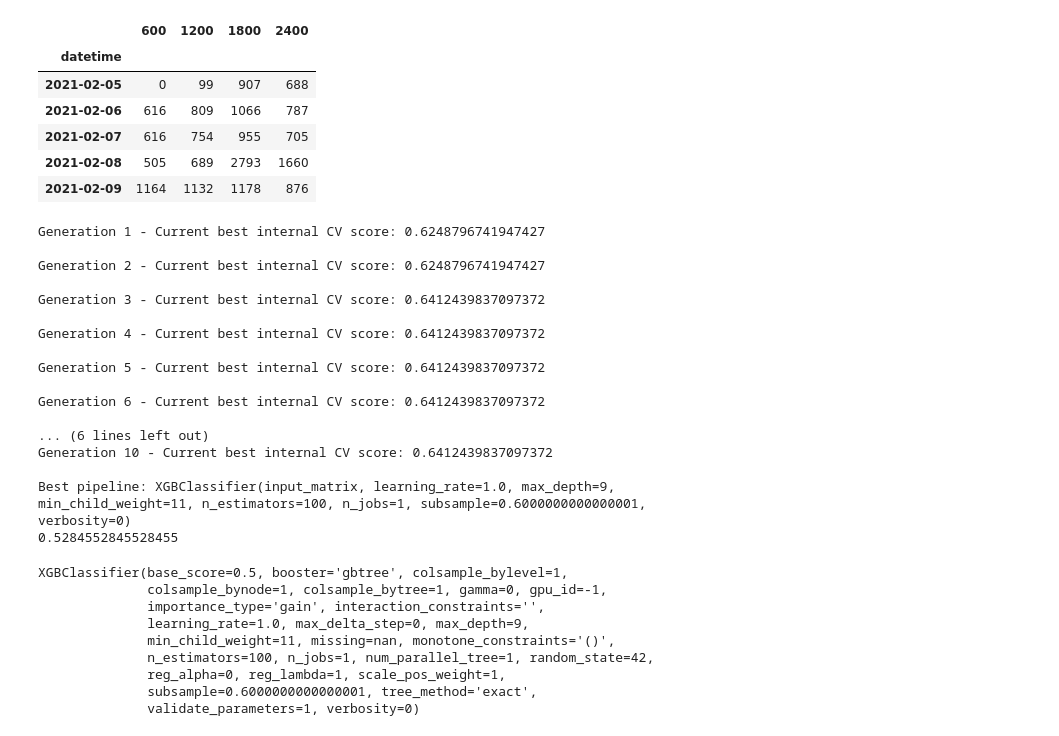
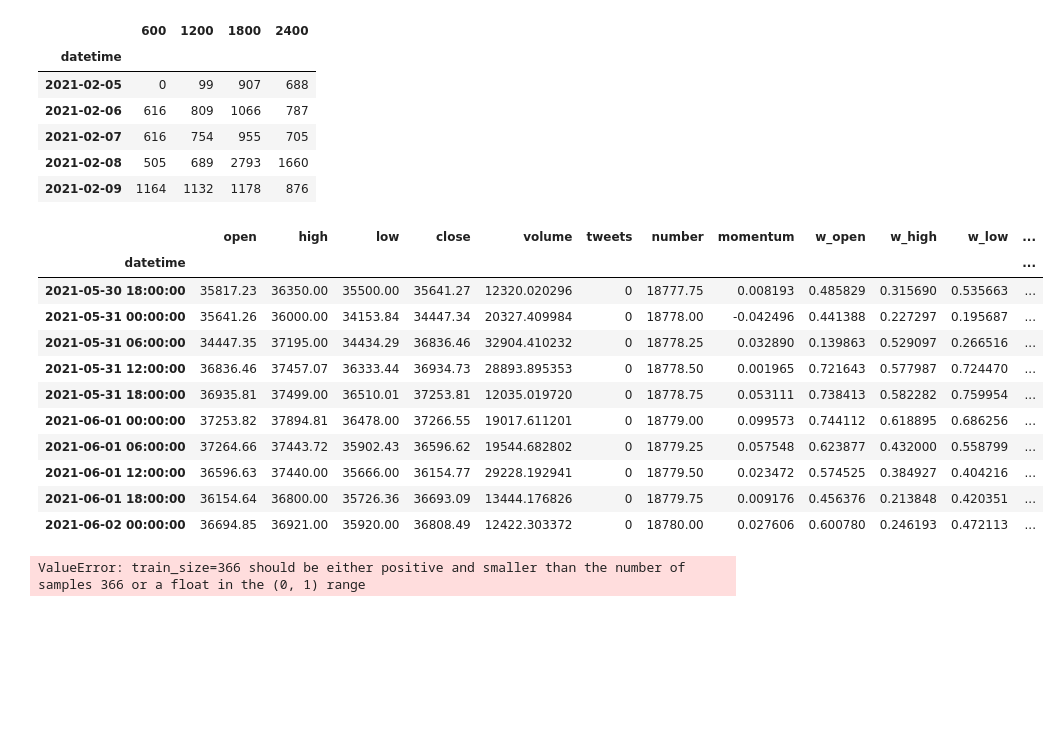
Before and after one commit to choij1589/YoungCha, a Jupyter notebook: Preprocess.ipynb, the cells around one changed output. Cells and saved outputs as stored; diff of their text form; code cells hidden in the pictures; blank space fills up the shorter version.

```diff
--- a/Preprocess.ipynb
+++ b/Preprocess.ipynb
@@ -65,72 +66,52 @@ for idx in tweets.index:
 # %%
 # Use 10 frame for min and max
 sample['number'] = sample.index.map(mdates.date2num)
+sample['momentum'] = (sample['close'] - sample['close'].shift(10)) / sample['close'].shift(10)
 sample['w_open'] = (sample['open'] - sample.rolling(window=10)['open'].min()) / (sample.rolling(window=10)['high'].max() - sample.rolling(window=10)['low'].min())
 sample['w_high'] = (sample['high'] - sample.rolling(window=10)['high'].min()) / (sample.rolling(window=10)['high'].max() - sample.rolling(window=10)['low'].min())
 sample['w_low'] = (sample['low'] - sample.rolling(window=10)['low'].min()) / (sample.rolling(window=10)['high'].max() - sample.rolling(window=10)['low'].min())
 sample['w_close'] = (sample['close'] - sample.rolling(window=10)['close'].min()) / (sample.rolling(window=10)['high'].max() - sample.rolling(window=10)['low'].min())
 sample['w_volume'] = (sample['volume'] - sample.rolling(window=10)['volume'].min()) / (sample.rolling(window=10)['volume'].max() - sample.rolling(window=10)['volume'].min())
 sample['w_tweets'] = (sample['tweets'] - sample.rolling(window=10)['tweets'].min()) / (sample.rolling(window=10)['tweets'].max() - sample.rolling(window=10)['tweets'].min())
-sample['label'] = (sample.shift(-1)['close'] - sample.shift(-1)['open'])/sample.shift(-1)['open'] > 0.0003
-
-sample.head(50)
+#sample['label'] = (sample.shift(-1)['close'] - sample.shift(-1)['open'])/sample.shift(-1)['open'] > 0.003
+sample['label'] = (sample.shift(-1)['close'] - sample['close'])/sample['close'] * 100
 
 for idx in sample.index:
-    if np.isnan(sample.loc[idx, "w_tweets"]):
-        sample.loc[idx, "w_tweets"] = 0.
+     if np.isnan(sample.loc[idx, "w_tweets"]):
+         sample.loc[idx, "w_tweets"] = 0.
         # print(sample.loc[idx, "w_tweets"])
-    else:
-        pass
+     else:
+         pass
 
 sample['rtn'] = sample['close'].pct_change()
 
 sample.dropna(inplace=True)
 
 # make train, validation, test samples
-features = sample[["w_open", "w_high", "w_low", "w_volume", "w_tweets"]].to_numpy()
+features = sample[["w_open", "w_high", "w_low", "w_close", "w_volume", "w_tweets"]].to_numpy()
+# features = sample[["w_open", "w_high", "w_low", "w_close", "w_volume"]].to_numpy()
 target = sample['label'].to_numpy()
-target = np.array([int(x) for x in target])
+#target = np.array([int(x) for x in target])
 
 X_train, X_test, y_train, y_test = train_test_split(features, target, train_size=0.75, test_size=0.25, random_state=42, shuffle=True)
+sample.tail(10)
+# %% [output]
+|  | open | high | low | close | volume | tweets | number | momentum | w_open | w_high | w_low | ... |
+| datetime |  |  |  |  |  |  |  |  |  |  |  | ... |
+| 2021-05-30 18:00:00 | 35817.23 | 36350.00 | 35500.00 | 35641.27 | 12320.020296 | 0 | 18777.75 | 0.008193 | 0.485829 | 0.315690 | 0.535663 | ... |
+| 2021-05-31 00:00:00 | 35641.26 | 36000.00 | 34153.84 | 34447.34 | 20327.409984 | 0 | 18778.00 | -0.042496 | 0.441388 | 0.227297 | 0.195687 | ... |
+| 2021-05-31 06:00:00 | 34447.35 | 37195.00 | 34434.29 | 36836.46 | 32904.410232 | 0 | 18778.25 | 0.032890 | 0.139863 | 0.529097 | 0.266516 | ... |
+| 2021-05-31 12:00:00 | 36836.46 | 37457.07 | 36333.44 | 36934.73 | 28893.895353 | 0 | 18778.50 | 0.001965 | 0.721643 | 0.577987 | 0.724470 | ... |
+| 2021-05-31 18:00:00 | 36935.81 | 37499.00 | 36510.01 | 37253.81 | 12035.019720 | 0 | 18778.75 | 0.053111 | 0.738413 | 0.582282 | 0.759954 | ... |
+| 2021-06-01 00:00:00 | 37253.82 | 37894.81 | 36478.00 | 37266.55 | 19017.611201 | 0 | 18779.00 | 0.099573 | 0.744112 | 0.618895 | 0.686256 | ... |
+| 2021-06-01 06:00:00 | 37264.66 | 37443.72 | 35902.43 | 36596.62 | 19544.682802 | 0 | 18779.25 | 0.057548 | 0.623877 | 0.432000 | 0.558799 | ... |
+| 2021-06-01 12:00:00 | 36596.63 | 37440.00 | 35666.00 | 36154.77 | 29228.192941 | 0 | 18779.50 | 0.023472 | 0.574525 | 0.384927 | 0.404216 | ... |
+| 2021-06-01 18:00:00 | 36154.64 | 36800.00 | 35726.36 | 36693.09 | 13444.176826 | 0 | 18779.75 | 0.009176 | 0.456376 | 0.213848 | 0.420351 | ... |
+| 2021-06-02 00:00:00 | 36694.85 | 36921.00 | 35920.00 | 36808.49 | 12422.303372 | 0 | 18780.00 | 0.027606 | 0.600780 | 0.246193 | 0.472113 | ... |
 # %%
-clf = TPOTClassifier(generations=10, population_size=50, verbosity=2, random_state=42)
+clf = TPOTClassifier(generations=30, population_size=50, verbosity=2, random_state=42, n_jobs=10)
 clf.fit(X_train, y_train)
 print(clf.score(X_test, y_test))
 clf.export("tpot_pipeline.py")
 # %% [output]
-Generation 1 - Current best internal CV score: 0.6248796741947427
-
-Generation 2 - Current best internal CV score: 0.6248796741947427
-
-Generation 3 - Current best internal CV score: 0.6412439837097372
-
-Generation 4 - Current best internal CV score: 0.6412439837097372
-
-Generation 5 - Current best internal CV score: 0.6412439837097372
-
-Generation 6 - Current best internal CV score: 0.6412439837097372
-
-... (6 lines left out)
-Generation 10 - Current best internal CV score: 0.6412439837097372
-
-Best pipeline: XGBClassifier(input_matrix, learning_rate=1.0, max_depth=9, min_child_weight=11, n_estimators=100, n_jobs=1, subsample=0.6000000000000001, verbosity=0)
-0.5284552845528455
+ValueError: train_size=366 should be either positive and smaller than the number of samples 366 or a float in the (0, 1) range
-# %%
-from xgboost import XGBClassifier
-
-exported_pipeline = XGBClassifier(learning_rate=1.0, max_depth=9, min_child_weight=11, n_estimators=100, n_jobs=1, subsample=0.6000000000000001, verbosity=0)
-# Fix random state in exported estimator
-if hasattr(exported_pipeline, 'random_state'):
-    setattr(exported_pipeline, 'random_state', 42)
-
-exported_pipeline.fit(X_train, y_train)
-# %% [output]
-XGBClassifier(base_score=0.5, booster='gbtree', colsample_bylevel=1,
-              colsample_bynode=1, colsample_bytree=1, gamma=0, gpu_id=-1,
-              importance_type='gain', interaction_constraints='',
-              learning_rate=1.0, max_delta_step=0, max_depth=9,
-              min_child_weight=11, missing=nan, monotone_constraints='()',
-              n_estimators=100, n_jobs=1, num_parallel_tree=1, random_state=42,
-              reg_alpha=0, reg_lambda=1, scale_pos_weight=1,
-              subsample=0.6000000000000001, tree_method='exact',
-              validate_parameters=1, verbosity=0)
```
Also changed, not shown: parts of 13 cells of this notebook, 2 other files.
